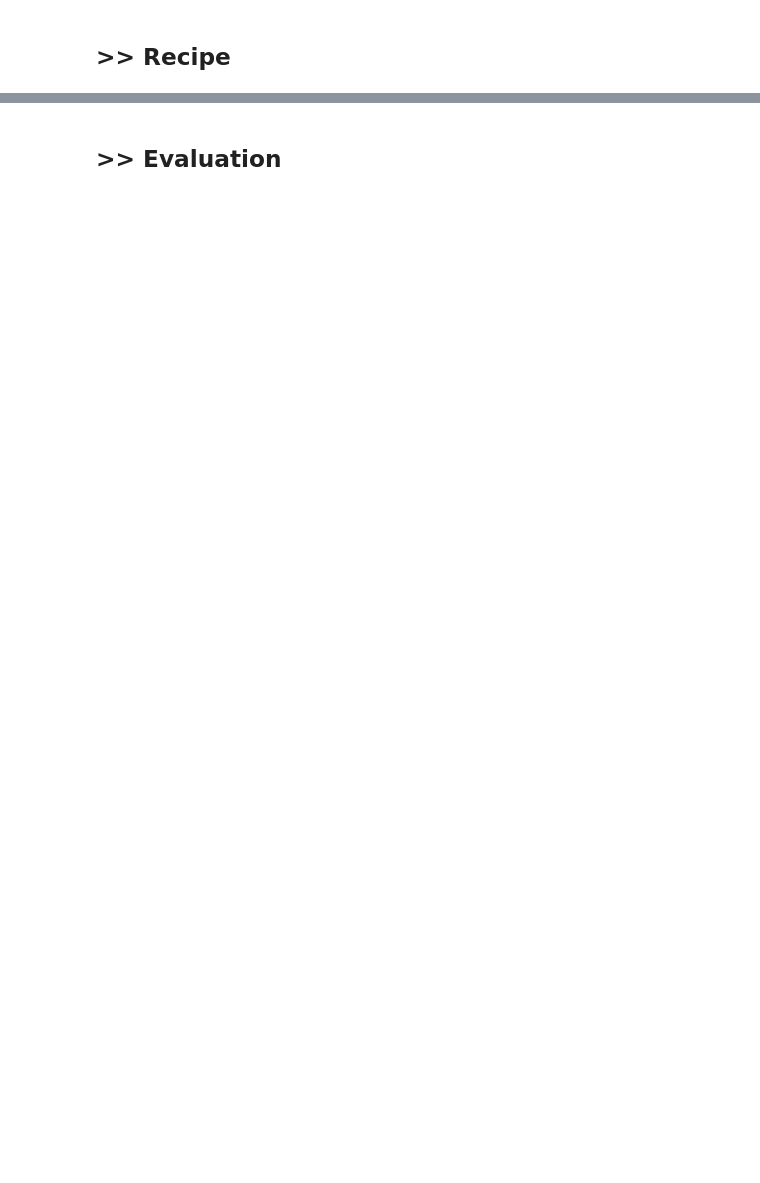
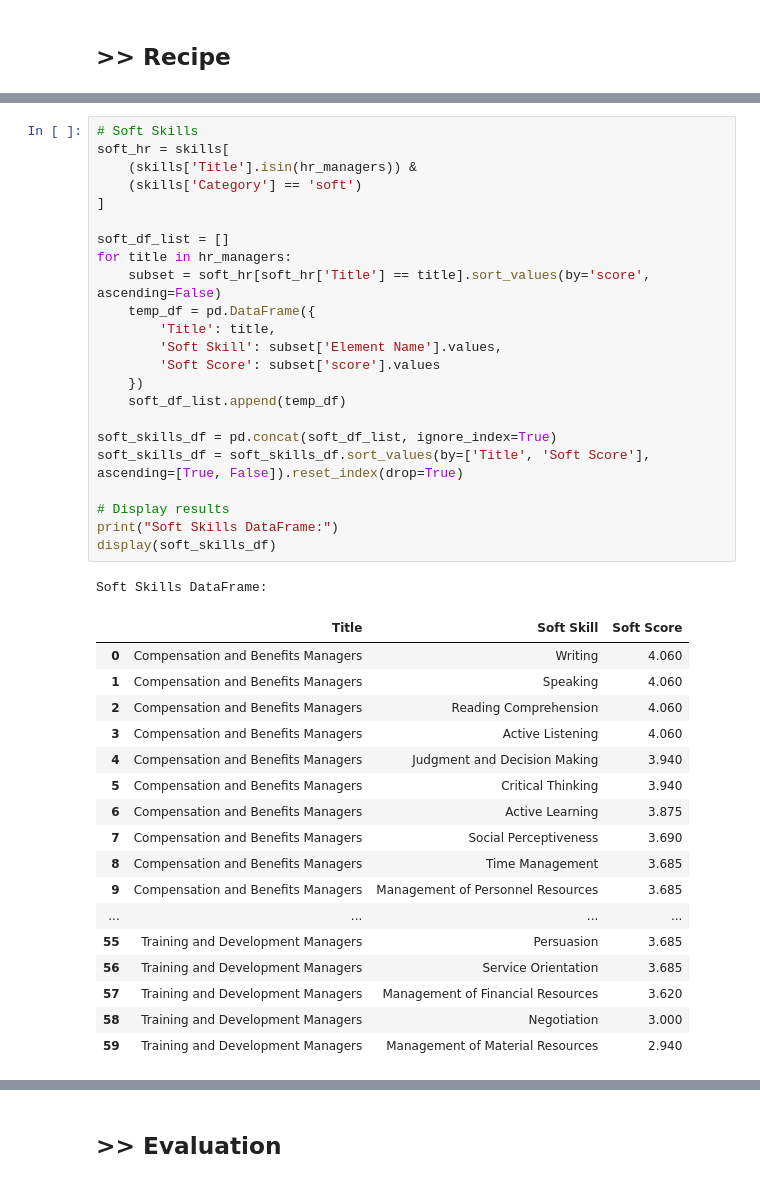
Before and after one commit to pradervonsky/haste, a Jupyter notebook: hr_skills.ipynb, the cells around one changed output, grey strips where cells are left out. Saved outputs shown, nothing was run; the diff lists cells and outputs as text; blank space fills up the shorter version.

```diff
--- a/hr_skills.ipynb
+++ b/hr_skills.ipynb
@@ -391,0 +443,42 @@ print(comparison_df)
+# %%
+# Soft Skills
+soft_hr = skills[
+    (skills['Title'].isin(hr_managers)) &
+    (skills['Category'] == 'soft')
+]
+
+soft_df_list = []
+for title in hr_managers:
+    subset = soft_hr[soft_hr['Title'] == title].sort_values(by='score', ascending=False)
+    temp_df = pd.DataFrame({
+        'Title': title,
+        'Soft Skill': subset['Element Name'].values,
+        'Soft Score': subset['score'].values
+    })
+    soft_df_list.append(temp_df)
+
+soft_skills_df = pd.concat(soft_df_list, ignore_index=True)
+soft_skills_df = soft_skills_df.sort_values(by=['Title', 'Soft Score'], ascending=[True, False]).reset_index(drop=True)
+
+# Display results
+print("Soft Skills DataFrame:")
+display(soft_skills_df)
+# %% [output]
+Soft Skills DataFrame:
+|  | Title | Soft Skill | Soft Score |
+| 0 | Compensation and Benefits Managers | Writing | 4.060 |
+| 1 | Compensation and Benefits Managers | Speaking | 4.060 |
+| 2 | Compensation and Benefits Managers | Reading Comprehension | 4.060 |
+| 3 | Compensation and Benefits Managers | Active Listening | 4.060 |
+| 4 | Compensation and Benefits Managers | Judgment and Decision Making | 3.940 |
+| 5 | Compensation and Benefits Managers | Critical Thinking | 3.940 |
+| 6 | Compensation and Benefits Managers | Active Learning | 3.875 |
+| 7 | Compensation and Benefits Managers | Social Perceptiveness | 3.690 |
+| 8 | Compensation and Benefits Managers | Time Management | 3.685 |
+| 9 | Compensation and Benefits Managers | Management of Personnel Resources | 3.685 |
+| ... | ... | ... | ... |
+| 55 | Training and Development Managers | Persuasion | 3.685 |
+| 56 | Training and Development Managers | Service Orientation | 3.685 |
+| 57 | Training and Development Managers | Management of Financial Resources | 3.620 |
+| 58 | Training and Development Managers | Negotiation | 3.000 |
+| 59 | Training and Development Managers | Management of Material Resources | 2.940 |
```
Also changed, not shown: parts of 46 cells of this notebook, 6 other files.
